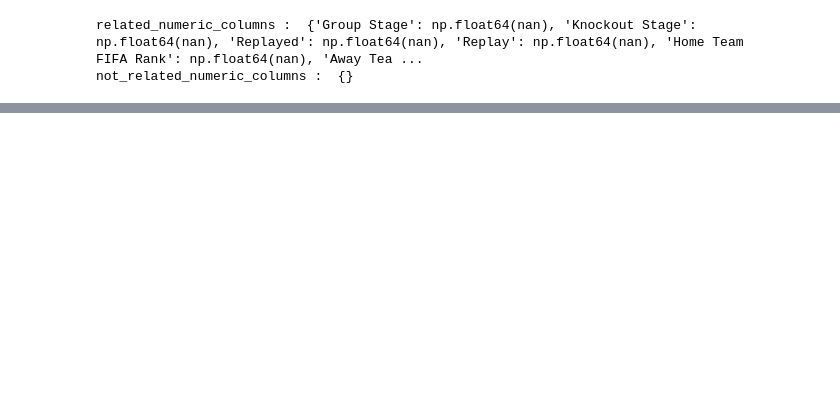
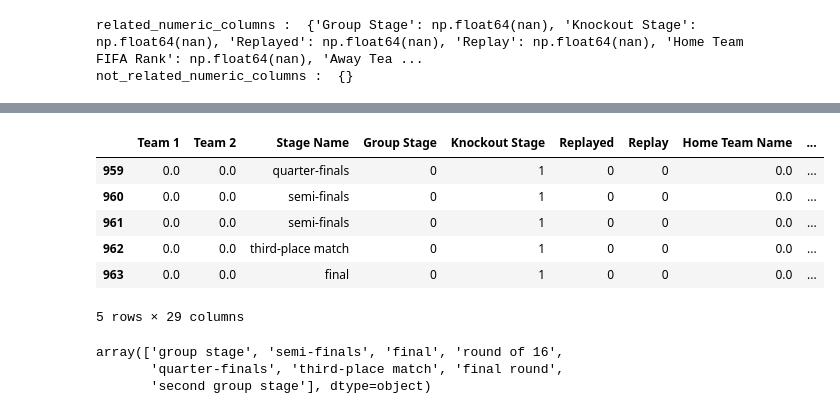
Before and after one commit to Abhieeeh/Fifa-worldcup-2026-prediction-analysis, a Jupyter notebook: preprocessing.ipynb, the cells around one changed output, grey strips where cells are left out. Saved outputs shown, nothing was run; the diff lists cells and outputs as text; code cells hidden in the pictures; blank space fills up the shorter version.

```diff
--- a/preprocessing.ipynb
+++ b/preprocessing.ipynb
@@ -205,7 +200,7 @@ categorical
 related_columns={}
 not_related_columns={}
 for col in categorical:
-    table=pd.crosstab(x[col],y["Result"])
+    table=pd.crosstab(df[col],y["Result"])
     chi2,p,dof,expected=chi2_contingency(table)
     if p>=0.05:
         not_related_columns[col]=p
@@ -221,6 +216,6 @@ related_columns {'Team 1': np.float64(2.8924492152421955e-11), 'Team 2': np.floa
 # %%
 #annova_test
-numeric_col=[col for col in x.columns if x[col].dtypes!="object"]
+numeric_col=[col for col in df.columns if df[col].dtypes!="object"]
 numeric_col
 # %% [output]
 ['Group Stage',
@@ -240,9 +240,9 @@ numeric_col
 related_numeric_columns={}
 not_related_numeric_columns={}
 for col in numeric_col:
-    Away=x[y["Result"]==0][col]
-    Draw=x[y["Result"]==1][col]
-    Home=x[y["Result"]==2][col]
+    Away=df[y["Result"]==0][col]
+    Draw=df[y["Result"]==1][col]
+    Home=df[y["Result"]==2][col]
     f_stats,p_value=f_oneway(Away,Draw,Home)
     if p_value>=0.05:
         not_related_numeric_columns[col]=p_value
@@ -267,2 +257,21 @@ x.head()
 # %%
-label_encoder = LabelEncoder()
+encoder = OneHotEncoder(sparse_output=False)
+# %%
+for col in categorical:
+    if col!='Stage Name':
+        df[col]=encoder.fit_transform(df[[col]])
+df.tail()
+# %% [output]
+|  | Team 1 | Team 2 | Stage Name | Group Stage | Knockout Stage | Replayed | Replay | Home Team Name | ... |
+| 959 | 0.0 | 0.0 | quarter-finals | 0 | 1 | 0 | 0 | 0.0 | ... |
+| 960 | 0.0 | 0.0 | semi-finals | 0 | 1 | 0 | 0 | 0.0 | ... |
+| 961 | 0.0 | 0.0 | semi-finals | 0 | 1 | 0 | 0 | 0.0 | ... |
+| 962 | 0.0 | 0.0 | third-place match | 0 | 1 | 0 | 0 | 0.0 | ... |
+| 963 | 0.0 | 0.0 | final | 0 | 1 | 0 | 0 | 0.0 | ... |
+5 rows × 29 columns
+# %%
+df["Stage Name"].unique()
+# %% [output]
+array(['group stage', 'semi-finals', 'final', 'round of 16',
+       'quarter-finals', 'third-place match', 'final round',
+       'second group stage'], dtype=object)
```
Also changed, not shown: parts of 30 cells of this notebook.
